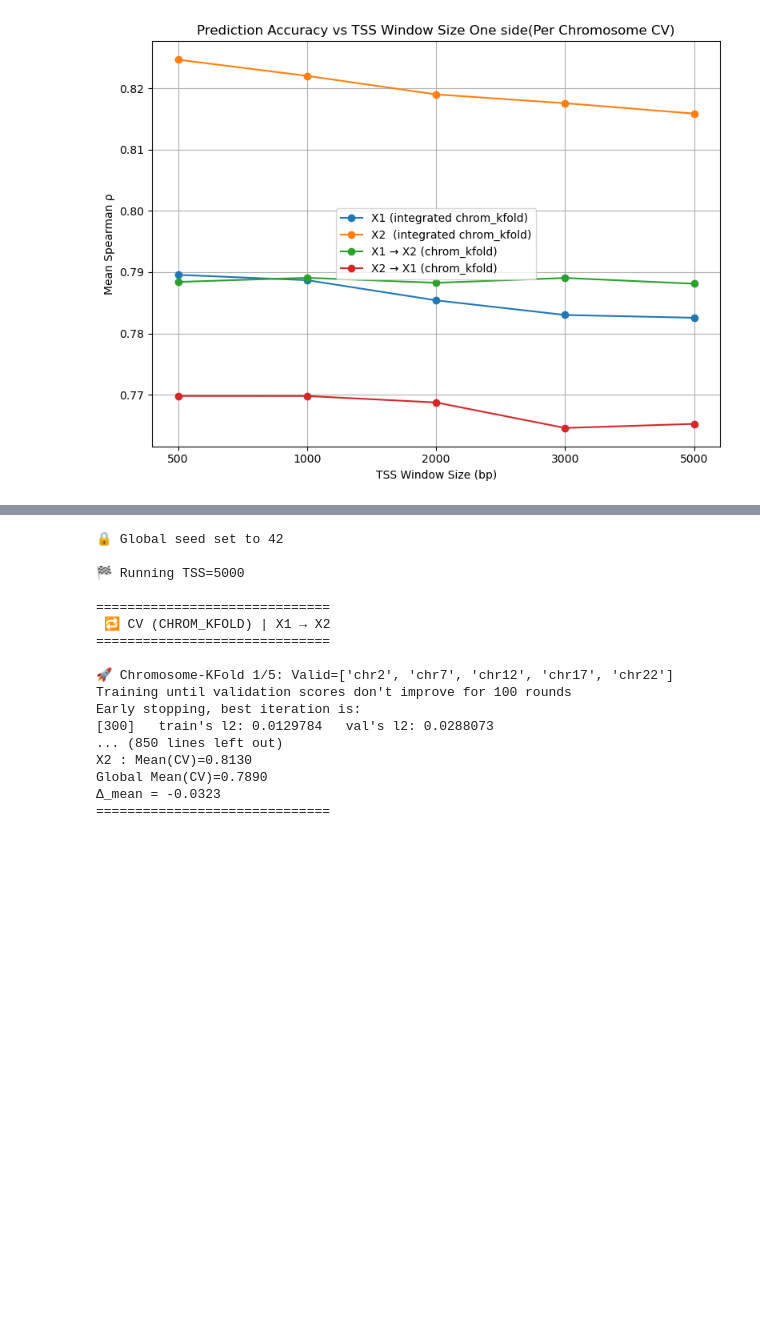
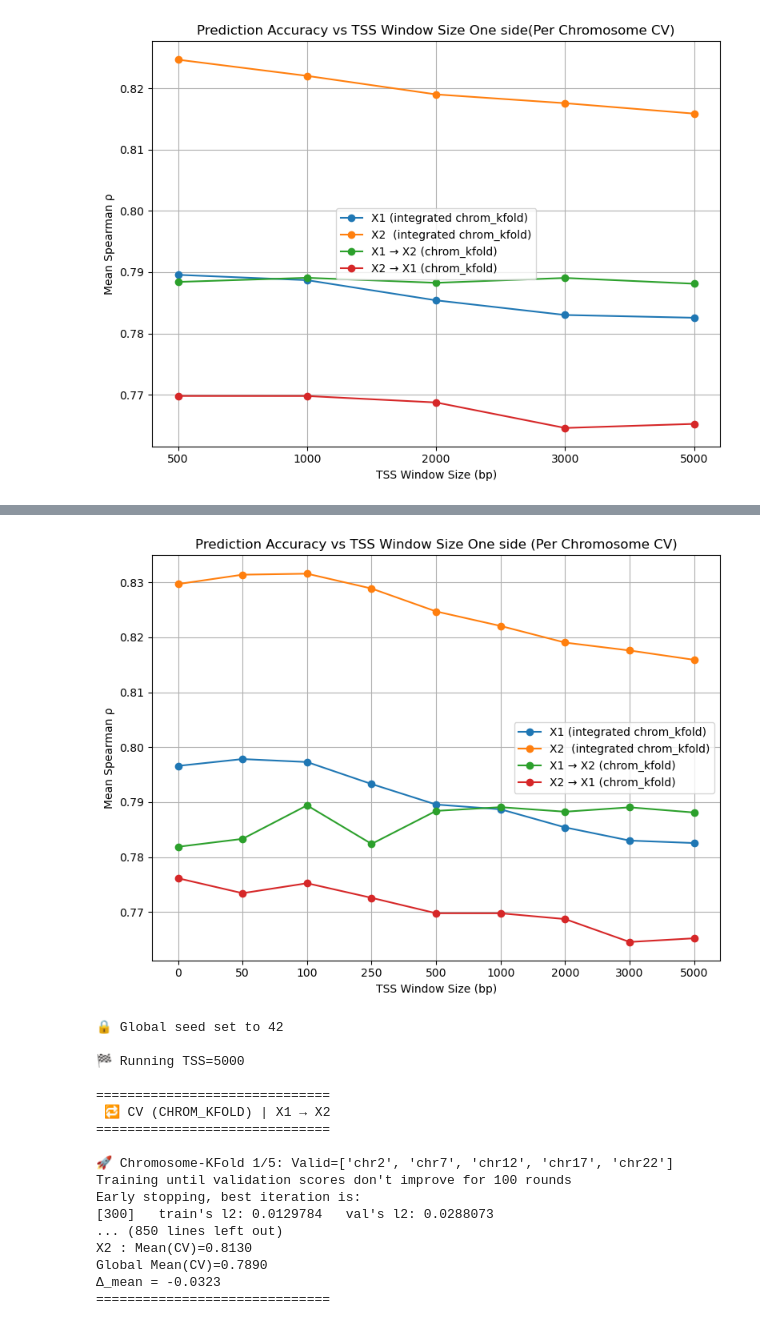
Before and after one commit to Dewey-Wang/Gene-expression-prediction, a Jupyter notebook: Full step - reference/3. compare different tss dis.ipynb, the cells around one changed output, grey strips where cells are left out. Drawn from its saved outputs; the diff is of its cells as text; code cells hidden in the pictures; blank space fills up the shorter version.

```diff
--- a/Full step - reference/3. compare different tss dis.ipynb
+++ b/Full step - reference/3. compare different tss dis.ipynb
@@ -341,3 +447,22 @@ Global Mean(CV)=0.7907
+# %%
+results_summary_new_df_3 = pd.concat([results_summary_new_df, results_summary_new_df_3], ignore_index=True)
+results_summary_new_df_3 = results_summary_new_df_3.sort_values("TSS", key=lambda s: s.map(int))
+# %%
+plt.figure(figsize=(8,6))
+plt.plot(results_summary_new_df_3["TSS"], results_summary_new_df_3["X1_integrate"], marker='o', label=f"X1 (integrated {mode})")
+plt.plot(results_summary_new_df_3["TSS"], results_summary_new_df_3["X2_integrate"], marker='o', label=f"X2  (integrated {mode})")
+plt.plot(results_summary_new_df_3["TSS"], results_summary_new_df_3["X1_to_X2"], marker='o', label=f"X1 → X2 ({mode})")
+plt.plot(results_summary_new_df_3["TSS"], results_summary_new_df_3["X2_to_X1"], marker='o', label=f"X2 → X1 ({mode})")
+
+plt.xlabel("TSS Window Size (bp)")
+plt.ylabel("Mean Spearman ρ")
+plt.title("Prediction Accuracy vs TSS Window Size One side (Per Chromosome CV)")
+plt.legend()
+plt.grid(True)
+plt.tight_layout()
+plt.show()
+# %% [output]
+[figure, added]
 # %%
 from scripts.tss_compare import run_all, run_cv
 SEED = 42
```
Also changed, not shown: parts of 2 cells of this notebook, 13 other files.
